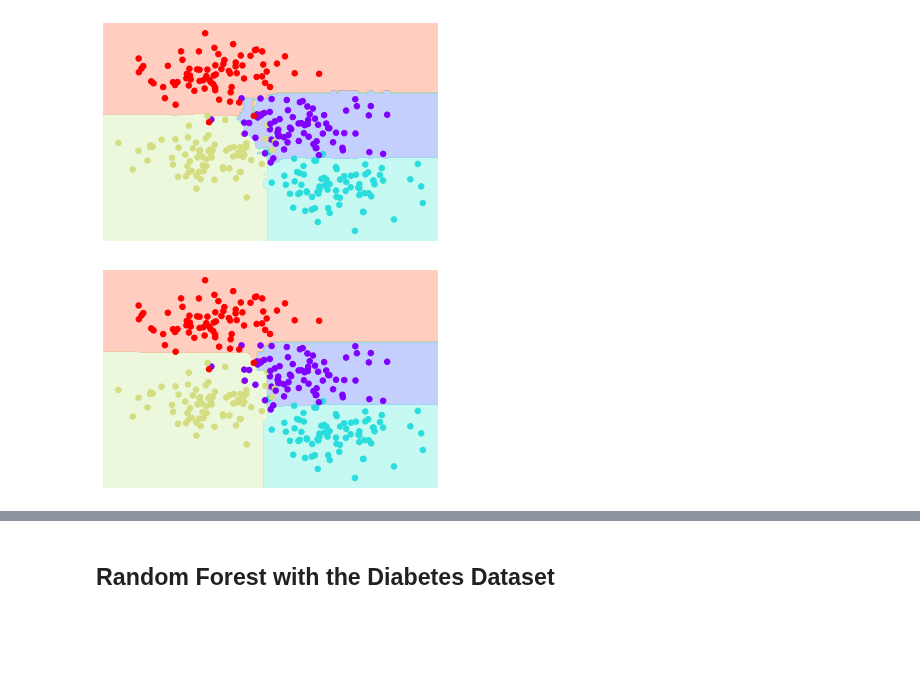
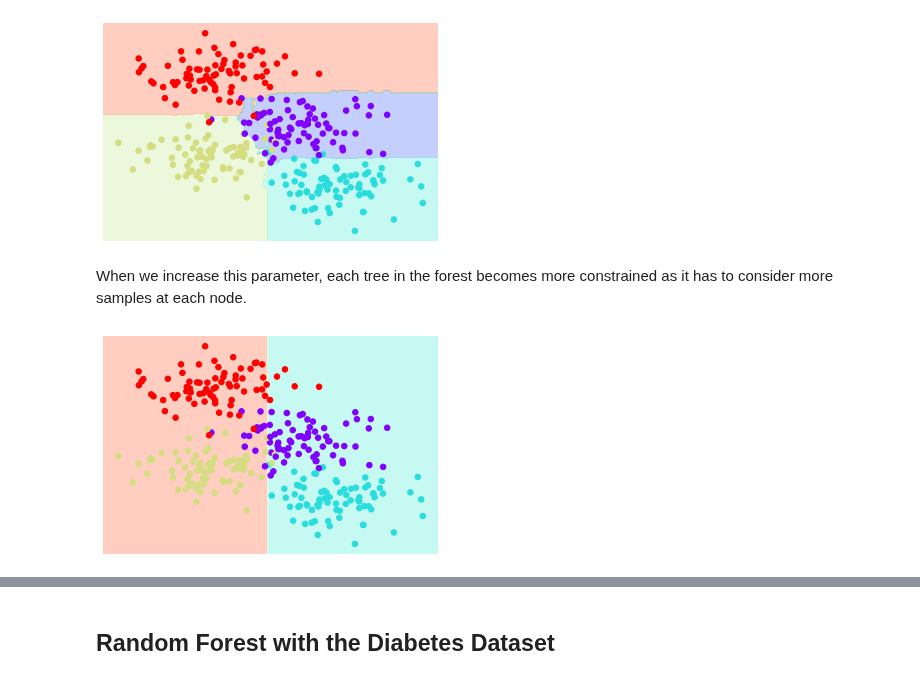
Before and after one commit to rrwabina/RADI605, a Jupyter notebook: 06 Random Forests/scripts/Practice.ipynb, the cells around one changed output, grey strips where cells are left out. Cells and saved outputs as stored; diff of their text form; code cells hidden in the pictures; blank space fills up the shorter version.

Commit message:
modified random forest lecture;

```diff
--- a/06 Random Forests/scripts/Practice.ipynb
+++ b/06 Random Forests/scripts/Practice.ipynb
@@ -179,8 +189,10 @@ model = RandomForestClassifier(n_estimators=100, random_state=0, max_depth = 5)
 visualize_classifier(model, X, y)
 # %% [output]
 [figure]
+# %% [markdown]
+When we increase this parameter, each tree in the forest becomes more constrained as it has to consider more samples at each node.
 # %%
-model = RandomForestClassifier(n_estimators = 100, random_state = 0, max_depth = 2, min_samples_split = 10)
+model = RandomForestClassifier(n_estimators = 100, random_state = 0, max_depth = 2, min_samples_split = 200)
 visualize_classifier(model, X, y)
 # %% [output]
-[figure, old version]
+[figure, new version]
```
Also changed, not shown: parts of 10 cells of this notebook.
